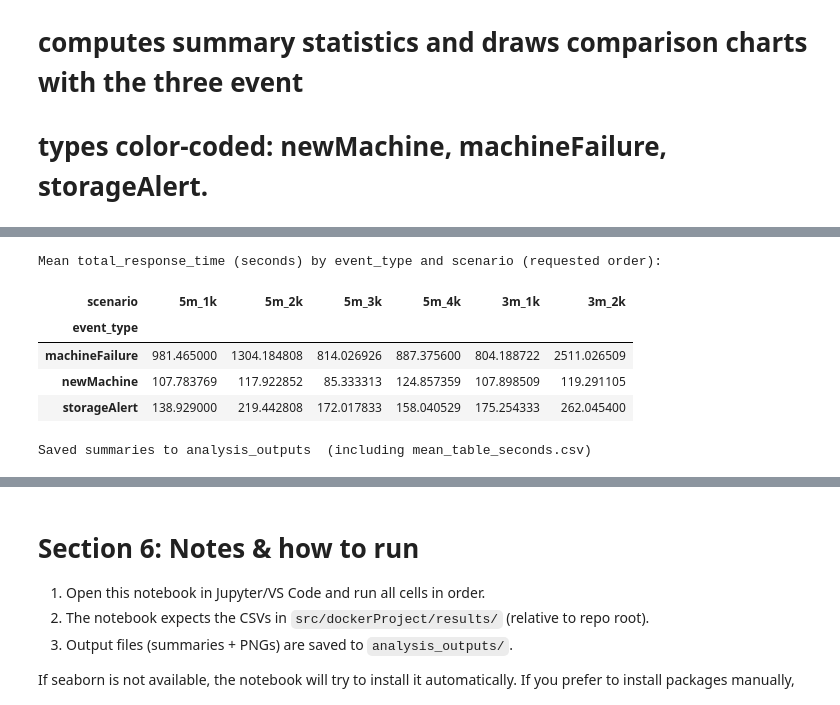
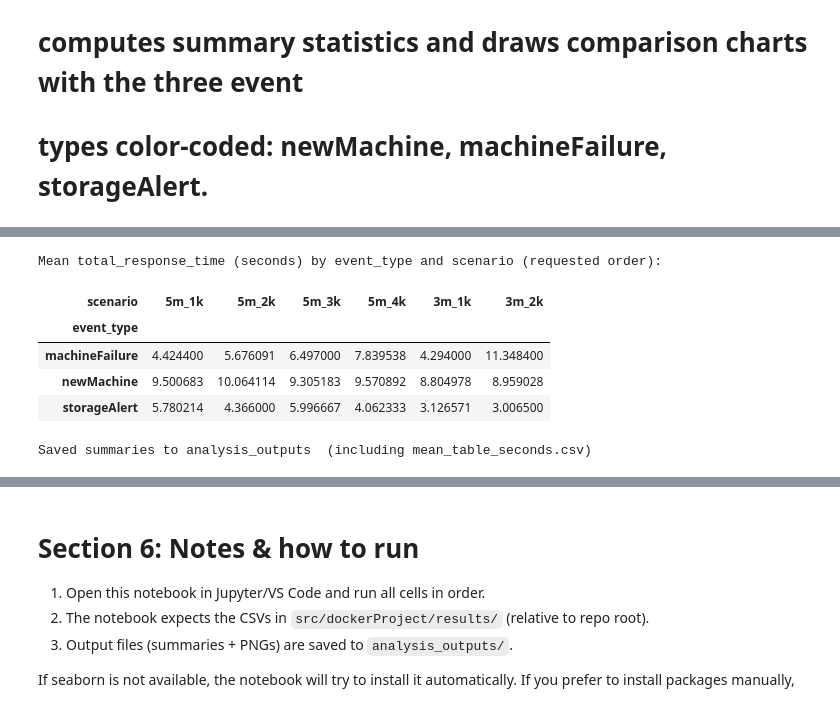
Before and after one commit to AndersNissum/Project-2025-E25-advanced_software_architecture_and_analysis, a Jupyter notebook: analysis_plots.ipynb, the cells around one changed output, grey strips where cells are left out. Cells and saved outputs as stored; diff of their text form; code cells hidden in the pictures.

```diff
--- a/analysis_plots.ipynb
+++ b/analysis_plots.ipynb
@@ -35,12 +35,12 @@ results_dir = base / 'src' / 'dockerProject' / 'results'
 
 # Requested order: 5m_1k, 5m_2k, 5m_3k, 5m_4k, 3m_1k, 3m_2k
 files_order = [
-    ('results_scenario_5m_1k_run1.csv', '5m_1k'),
-    ('results_scenario_5m_2k_run1.csv', '5m_2k'),
-    ('results_scenario_5m_3k_run1.csv', '5m_3k'),
-    ('results_scenario_5m_4k_run1.csv', '5m_4k'),
-    ('results_scenario_3m_1k_run1.csv', '3m_1k'),
-    ('results_scenario_3m_2k_run1.csv', '3m_2k'),
+    ('5m1k.csv', '5m_1k'),
+    ('5m2k.csv', '5m_2k'),
+    ('5m3k.csv', '5m_3k'),
+    ('5m4k.csv', '5m_4k'),
+    ('3m1k.csv', '3m_1k'),
+    ('3m2k.csv', '3m_2k'),
 ]
 
 # Read CSVs
@@ -143,45 +158,79 @@ Event types: ['newMachine' 'machineFailure' 'storageAlert']
 # %%
 # Section 4: Aggregates and comparison table (focus on MEAN, include seconds)
 # Compute summary statistics per scenario and event_type
 if master.empty:
     print('No data to summarize')
 else:
-    agg = master.groupby(['scenario','event_type']).agg(
-        count=('event_id','count'),
-        mean_total_response_ms=('total_response_time_ms','mean'),
-        median_total_response_ms=('total_response_time_ms','median'),
-        std_total_response_ms=('total_response_time_ms','std'),
-        q25_total_response_ms=('total_response_time_ms', lambda x: np.nanpercentile(x.dropna(), 25) if len(x.dropna())>0 else np.nan),
-        q75_total_response_ms=('total_response_time_ms', lambda x: np.nanpercentile(x.dropna(), 75) if len(x.dropna())>0 else np.nan),
-        mean_resolution_ms=('resolution_time_ms','mean'),
-        median_resolution_ms=('resolution_time_ms','median')
+    # Ensure we have an event identifier for counts
+    if 'event_id' not in master.columns:
+        master['event_id'] = master.index.astype(str)
+
+    # Ensure numeric columns exist (coerce when present)
+    numeric_cols = ['total_response_time_ms', 'resolution_time_ms', 'scheduler_latency', 'machine_latency', 'trigger_ts', 'reaction_ts', 'solved_ts']
+    for col in numeric_cols:
+        if col in master.columns:
+            master[col] = pd.to_numeric(master[col], errors='coerce')
+        else:
+            master[col] = np.nan
+
+    # Try to derive missing metrics when possible
+    # total_response_time_ms: prefer solved_ts - trigger_ts, else sum latencies
+    if master['total_response_time_ms'].isna().all():
+        have_ts = master['solved_ts'].notna() & master['trigger_ts'].notna()
+        if have_ts.any():
+            master.loc[have_ts, 'total_response_time_ms'] = master.loc[have_ts, 'solved_ts'] - master.loc[have_ts, 'trigger_ts']
+        elif master[['scheduler_latency', 'machine_latency']].notna().any(axis=1).any():
+            master['total_response_time_ms'] = master['scheduler_latency'].fillna(0) + master['machine_latency'].fillna(0)
+
+    # resolution_time_ms: prefer solved_ts - reaction_ts, else scheduler_latency
+    if master['resolution_time_ms'].isna().all():
+        have_ts = master['solved_ts'].notna() & master['reaction_ts'].notna()
+        if have_ts.any():
+            master.loc[have_ts, 'resolution_time_ms'] = master.loc[have_ts, 'solved_ts'] - master.loc[have_ts, 'reaction_ts']
+        elif master['scheduler_latency'].notna().any():
+            master['resolution_time_ms'] = master['scheduler_latency']
+
+    # Now aggregate safely (columns exist, may contain NaN)
+    agg = master.groupby(['scenario', 'event_type']).agg(
+        count=('event_id', 'count'),
+        mean_total_response_ms=('total_response_time_ms', 'mean'),
+        median_total_response_ms=('total_response_time_ms', 'median'),
+        std_total_response_ms=('total_response_time_ms', 'std'),
+        q25_total_response_ms=('total_response_time_ms', lambda x: np.nanpercentile(x.dropna(), 25) if len(x.dropna()) > 0 else np.nan),
+        q75_total_response_ms=('total_response_time_ms', lambda x: np.nanpercentile(x.dropna(), 75) if len(x.dropna()) > 0 else np.nan),
+        mean_resolution_ms=('resolution_time_ms', 'mean'),
+        median_resolution_ms=('resolution_time_ms', 'median')
     ).reset_index()
 
     # Add mean values in seconds (divide ms by 1000)
     agg['mean_total_response_s'] = agg['mean_total_response_ms'] / 1000.0
     agg['mean_resolution_s'] = agg['mean_resolution_ms'] / 1000.0
 
     # pivoted comparison table (MEAN in seconds)
     pivot_mean_s = agg.pivot(index='event_type', columns='scenario', values='mean_total_response_s')
-    # reorder columns to the requested scenario order
-    pivot_mean_s = pivot_mean_s[['5m_1k','5m_2k','5m_3k','5m_4k','3m_1k','3m_2k']]
+
+    # reorder columns to the requested scenario order but only keep those present
+    requested_order = ['5m_1k', '5m_2k', '5m_3k', '5m_4k', '3m_1k', '3m_2k']
+    present_cols = [c for c in requested_order if c in pivot_mean_s.columns]
+    if present_cols:
+        pivot_mean_s = pivot_mean_s[present_cols]
 
     print('\nMean total_response_time (seconds) by event_type and scenario (requested order):')
     display(pivot_mean_s)
 
     # Save summary CSVs (agg in ms + mean table in seconds)
     out_dir = Path('analysis_outputs')
     out_dir.mkdir(exist_ok=True)
     agg.to_csv(out_dir / 'summary_by_scenario_eventtype.csv', index=False)
     pivot_mean_s.to_csv(out_dir / 'mean_table_seconds.csv')
     print('\nSaved summaries to', out_dir, ' (including mean_table_seconds.csv)')
 # %% [output]
 Mean total_response_time (seconds) by event_type and scenario (requested order):
 | scenario | 5m_1k | 5m_2k | 5m_3k | 5m_4k | 3m_1k | 3m_2k |
 | event_type |  |  |  |  |  |  |
-| machineFailure | 981.465000 | 1304.184808 | 814.026926 | 887.375600 | 804.188722 | 2511.026509 |
-| newMachine | 107.783769 | 117.922852 | 85.333313 | 124.857359 | 107.898509 | 119.291105 |
-| storageAlert | 138.929000 | 219.442808 | 172.017833 | 158.040529 | 175.254333 | 262.045400 |
+| machineFailure | 4.424400 | 5.676091 | 6.497000 | 7.839538 | 4.294000 | 11.348400 |
+| newMachine | 9.500683 | 10.064114 | 9.305183 | 9.570892 | 8.804978 | 8.959028 |
+| storageAlert | 5.780214 | 4.366000 | 5.996667 | 4.062333 | 3.126571 | 3.006500 |
 Saved summaries to analysis_outputs  (including mean_table_seconds.csv)
 # %%
 # Section 5: Plots — boxplots (per-scenario) and a grouped bar chart showing PERCENTAGE of events per event_type
```
Also changed, not shown: parts of 4 cells of this notebook, 21 other files.
